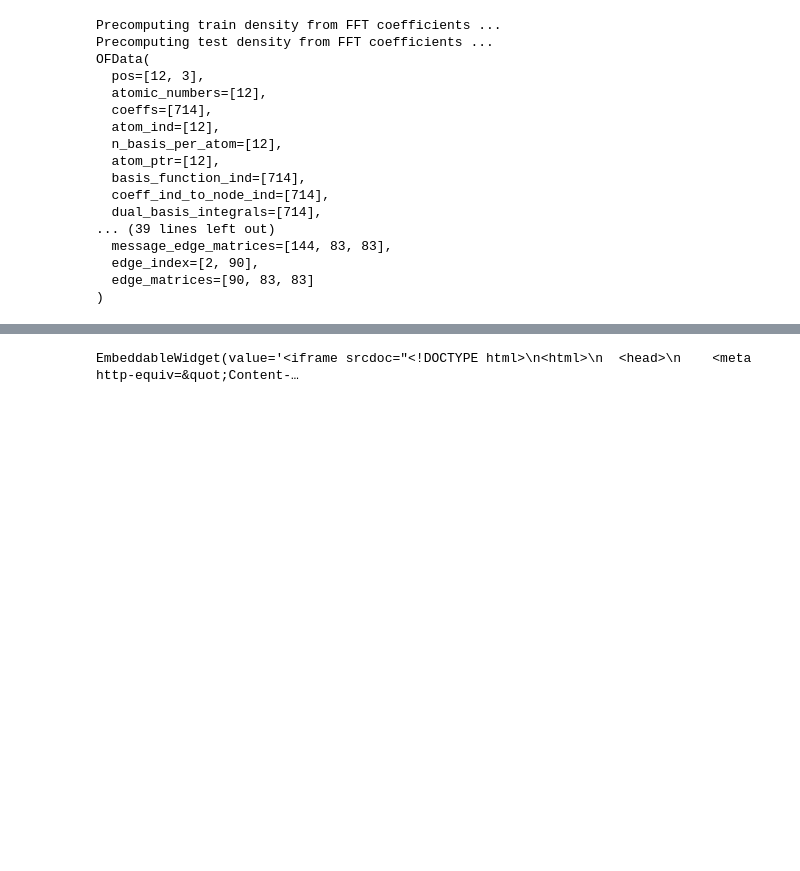
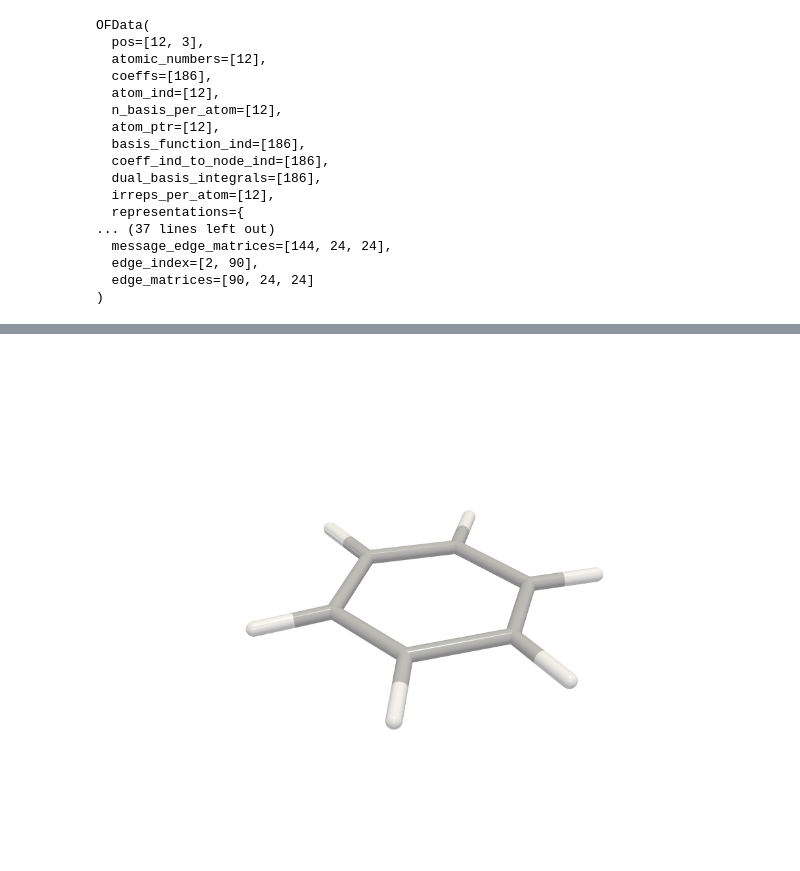
Before and after one commit to sciai-lab/boa, a Jupyter notebook: notebooks/plot_bonds.ipynb, the cells around one changed output, grey strips where cells are left out. Cells and saved outputs as stored; diff of their text form; code cells hidden in the pictures; blank space fills up the shorter version.

Commit message:
update notebooks, wip

```diff
--- a/notebooks/plot_bonds.ipynb
+++ b/notebooks/plot_bonds.ipynb
@@ -56,27 +104,27 @@ BOA(
   )
 )
 # %%
-datamodule.setup("fit")
+# datamodule.setup("fit")  # Already called in the first cell
 val_set = datamodule.val_dataset
 sample = val_set[0]
 print(sample)
 # %% [output]
-Precomputing train density from FFT coefficients ...
-Precomputing test density from FFT coefficients ...
 OFData(
   pos=[12, 3],
   atomic_numbers=[12],
-  coeffs=[714],
+  coeffs=[186],
   atom_ind=[12],
   n_basis_per_atom=[12],
   atom_ptr=[12],
-  basis_function_ind=[714],
-  coeff_ind_to_node_ind=[714],
-  dual_basis_integrals=[714],
-... (39 lines left out)
-  message_edge_matrices=[144, 83, 83],
+  basis_function_ind=[186],
+  coeff_ind_to_node_ind=[186],
+  dual_basis_integrals=[186],
+  irreps_per_atom=[12],
+  representations={
+... (37 lines left out)
+  message_edge_matrices=[144, 24, 24],
   edge_index=[2, 90],
-  edge_matrices=[90, 83, 83]
+  edge_matrices=[90, 24, 24]
 )
 # %%
 import pyvista as pv
@@ -85,10 +133,9 @@ import pyvista as pv
 from mldft.utils.visualize_3d import get_sticks_mesh_dict
 from mldft.utils.molecules import build_molecule_ofdata
 
-# Alternative approach using matplotlib backend
-# pv.set_jupyter_backend('static')  # Use static backend for notebooks
-# You can also try these other backends:
-pv.set_jupyter_backend('html')    # Interactive with panel
+# Switch to static backend for better sphere rendering in notebooks
+pv.set_jupyter_backend('static')  # Use static backend for notebooks
+# pv.set_jupyter_backend('html')    # Interactive with panel
 # pv.set_jupyter_backend('trame')    # Interactive with trame
 # pv.set_jupyter_backend('pythreejs') # Interactive with pythreejs
 
@@ -102,4 +148,4 @@ pl.show()
-EmbeddableWidget(value='<iframe srcdoc="<!DOCTYPE html>\n<html>\n  <head>\n    <meta http-equiv=&quot;Content-…
+[figure, added]
 # %%
 model.gto_dict
 # %% [output]
```
Also changed, not shown: parts of 9 cells of this notebook, 1 other file.
